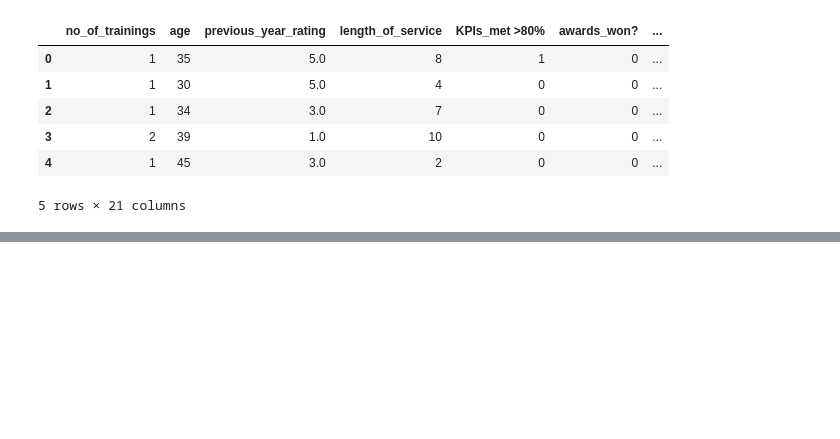
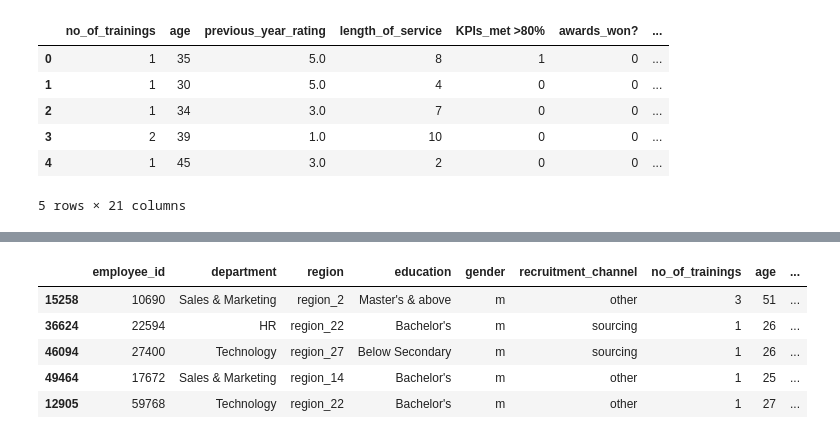
Before and after one commit to evansmatey/Project-Work, a Jupyter notebook: Project Data Cleaning.ipynb, the cells around one changed output, grey strips where cells are left out. Saved outputs shown, nothing was run; the diff lists cells and outputs as text; code cells hidden in the pictures; blank space fills up the shorter version.

```diff
--- a/Project Data Cleaning.ipynb
+++ b/Project Data Cleaning.ipynb
@@ -458,0 +465,10 @@ df_concat.head()
+# %%
+df_impute = df.fillna(df.median())
+df_impute.sample(5)
+# %% [output]
+|  | employee_id | department | region | education | gender | recruitment_channel | no_of_trainings | age | ... |
+| 15258 | 10690 | Sales & Marketing | region_2 | Master's & above | m | other | 3 | 51 | ... |
+| 36624 | 22594 | HR | region_22 | Bachelor's | m | sourcing | 1 | 26 | ... |
+| 46094 | 27400 | Technology | region_27 | Below Secondary | m | sourcing | 1 | 26 | ... |
+| 49464 | 17672 | Sales & Marketing | region_14 | Bachelor's | m | other | 1 | 25 | ... |
+| 12905 | 59768 | Technology | region_22 | Bachelor's | m | other | 1 | 27 | ... |
```
Also changed, not shown: parts of 14 cells of this notebook.
